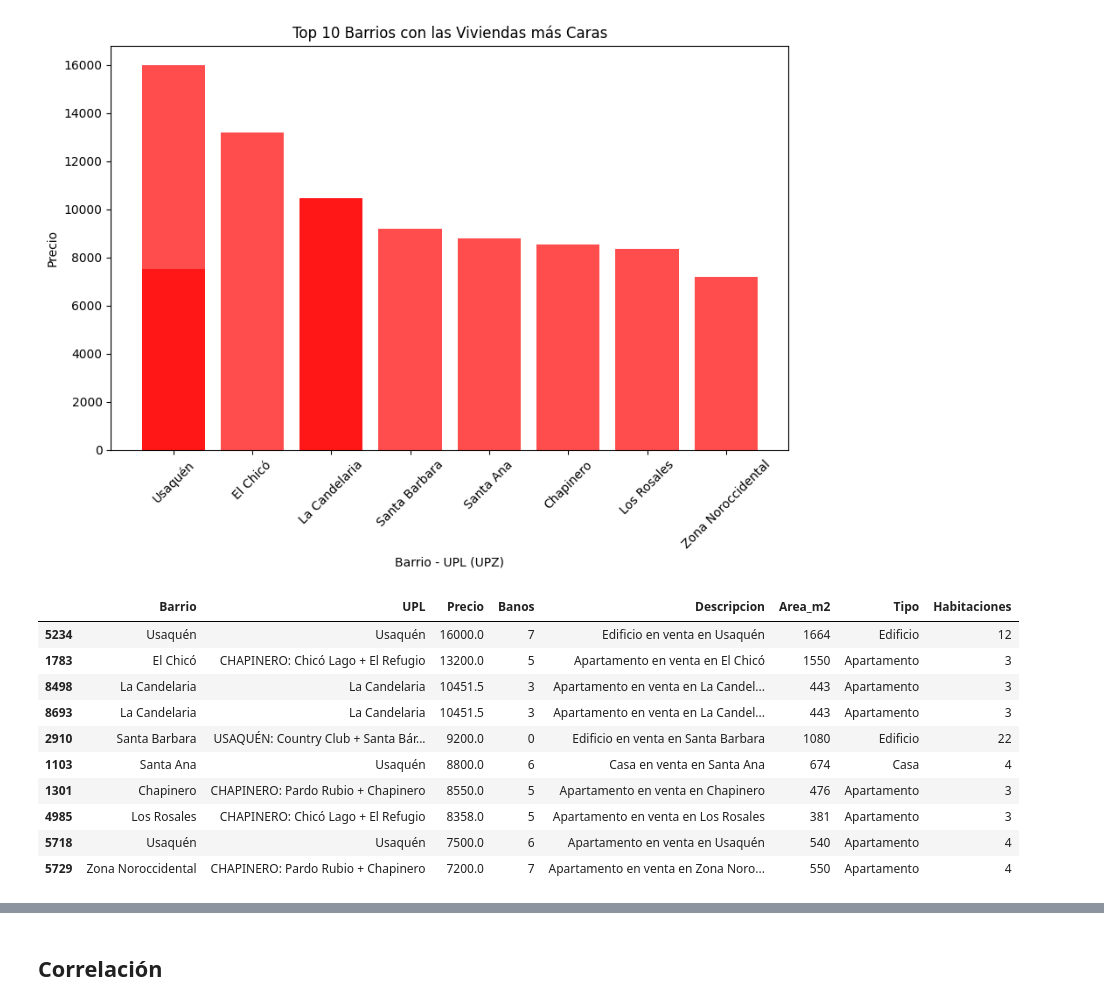
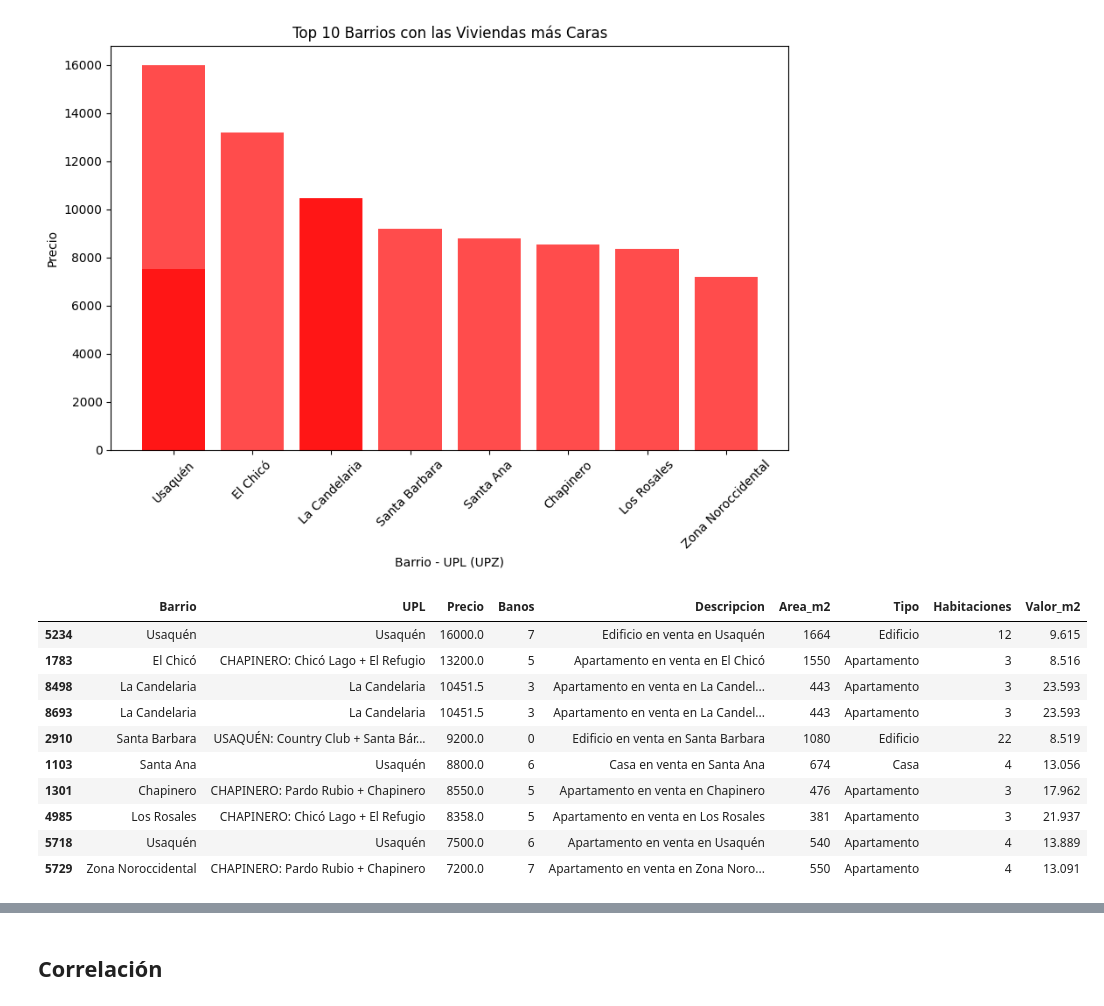
Before and after one commit to avanegasp/Proyecto_Final_Ucataluna, a Jupyter notebook: Proyecto_Final_UCataluña.ipynb, the cells around one changed output, grey strips where cells are left out. Saved outputs shown, nothing was run; the diff lists cells and outputs as text; code cells hidden in the pictures.

```diff
--- a/Proyecto_Final_UCataluña.ipynb
+++ b/Proyecto_Final_UCataluña.ipynb
@@ -653,22 +719,22 @@ plt.show()
 # %%
 #Todas las caracteristicas
 characteristic_exp = top_10_barrios_caros[['Barrio', 'UPL',
                                                'Precio', 'Banos',
                                                'Descripcion','Area_m2',
-                                               'Tipo', 'Habitaciones']].head(10)
+                                               'Tipo', 'Habitaciones','Valor_m2']].head(10)
 characteristic_exp
 # %% [output]
-|  | Barrio | UPL | Precio | Banos | Descripcion | Area_m2 | Tipo | Habitaciones |
-| 5234 | Usaquén | Usaquén | 16000.0 | 7 | Edificio en venta en Usaquén | 1664 | Edificio | 12 |
-| 1783 | El Chicó | CHAPINERO: Chicó Lago + El Refugio | 13200.0 | 5 | Apartamento en venta en El Chicó | 1550 | Apartamento | 3 |
-| 8498 | La Candelaria | La Candelaria | 10451.5 | 3 | Apartamento en venta en La Candel... | 443 | Apartamento | 3 |
-| 8693 | La Candelaria | La Candelaria | 10451.5 | 3 | Apartamento en venta en La Candel... | 443 | Apartamento | 3 |
-| 2910 | Santa Barbara | USAQUÉN: Country Club + Santa Bár... | 9200.0 | 0 | Edificio en venta en Santa Barbara | 1080 | Edificio | 22 |
-| 1103 | Santa Ana | Usaquén | 8800.0 | 6 | Casa en venta en Santa Ana | 674 | Casa | 4 |
-| 1301 | Chapinero | CHAPINERO: Pardo Rubio + Chapinero | 8550.0 | 5 | Apartamento en venta en Chapinero | 476 | Apartamento | 3 |
-| 4985 | Los Rosales | CHAPINERO: Chicó Lago + El Refugio | 8358.0 | 5 | Apartamento en venta en Los Rosales | 381 | Apartamento | 3 |
-| 5718 | Usaquén | Usaquén | 7500.0 | 6 | Apartamento en venta en Usaquén | 540 | Apartamento | 4 |
-| 5729 | Zona Noroccidental | CHAPINERO: Pardo Rubio + Chapinero | 7200.0 | 7 | Apartamento en venta en Zona Noro... | 550 | Apartamento | 4 |
+|  | Barrio | UPL | Precio | Banos | Descripcion | Area_m2 | Tipo | Habitaciones | Valor_m2 |
+| 5234 | Usaquén | Usaquén | 16000.0 | 7 | Edificio en venta en Usaquén | 1664 | Edificio | 12 | 9.615 |
+| 1783 | El Chicó | CHAPINERO: Chicó Lago + El Refugio | 13200.0 | 5 | Apartamento en venta en El Chicó | 1550 | Apartamento | 3 | 8.516 |
+| 8498 | La Candelaria | La Candelaria | 10451.5 | 3 | Apartamento en venta en La Candel... | 443 | Apartamento | 3 | 23.593 |
+| 8693 | La Candelaria | La Candelaria | 10451.5 | 3 | Apartamento en venta en La Candel... | 443 | Apartamento | 3 | 23.593 |
+| 2910 | Santa Barbara | USAQUÉN: Country Club + Santa Bár... | 9200.0 | 0 | Edificio en venta en Santa Barbara | 1080 | Edificio | 22 | 8.519 |
+| 1103 | Santa Ana | Usaquén | 8800.0 | 6 | Casa en venta en Santa Ana | 674 | Casa | 4 | 13.056 |
+| 1301 | Chapinero | CHAPINERO: Pardo Rubio + Chapinero | 8550.0 | 5 | Apartamento en venta en Chapinero | 476 | Apartamento | 3 | 17.962 |
+| 4985 | Los Rosales | CHAPINERO: Chicó Lago + El Refugio | 8358.0 | 5 | Apartamento en venta en Los Rosales | 381 | Apartamento | 3 | 21.937 |
+| 5718 | Usaquén | Usaquén | 7500.0 | 6 | Apartamento en venta en Usaquén | 540 | Apartamento | 4 | 13.889 |
+| 5729 | Zona Noroccidental | CHAPINERO: Pardo Rubio + Chapinero | 7200.0 | 7 | Apartamento en venta en Zona Noro... | 550 | Apartamento | 4 | 13.091 |
 # %%
 import plotly.express as px
 # %%
```
Also changed, not shown: parts of 38 cells of this notebook.
